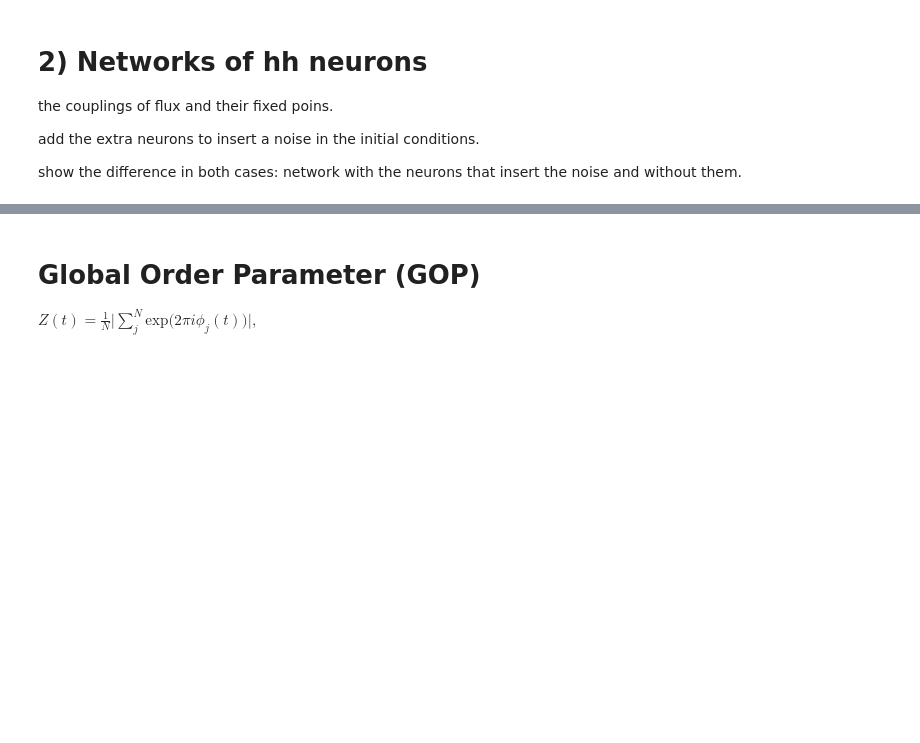
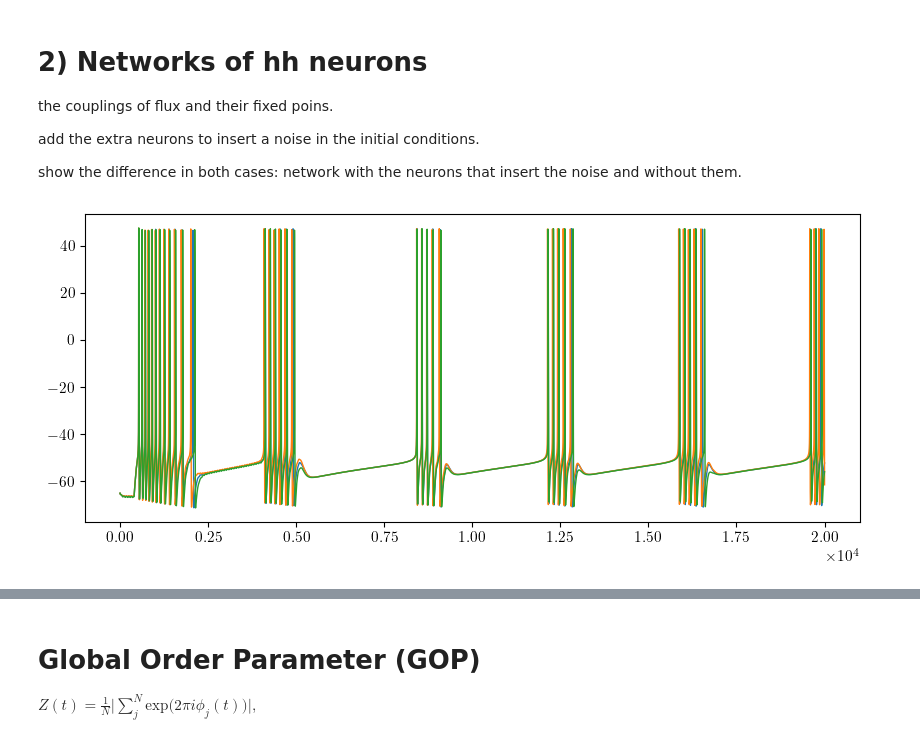
Before and after one commit to FernandoSBorges/chimeras, a Jupyter notebook: notebooks/analises_dissertacao.ipynb, the cells around one changed output, grey strips where cells are left out. Saved outputs shown, nothing was run; the diff lists cells and outputs as text; code cells hidden in the pictures; blank space fills up the shorter version.

```diff
--- a/notebooks/analises_dissertacao.ipynb
+++ b/notebooks/analises_dissertacao.ipynb
@@ -576,9 +576,9 @@ import numpy as np
 import scipy
 import seaborn as sns
 from matplotlib import pyplot as plt
-
 import matplotlib.colors as mcolors
 from matplotlib.colors import LinearSegmentedColormap
+%matplotlib inline
 cores = list(mcolors.TABLEAU_COLORS.keys())
 cores = [cor.split(':')[-1] for cor in cores]
 
@@ -605,3 +605,11 @@ cmap_phase = LinearSegmentedColormap.from_list("mycmap", list(zip(nodes, colors)
 colors1 = ["black","gold","lawngreen"]
 nodes1 = np.linspace(0, 1, len(colors1))
 cmap_potential = LinearSegmentedColormap.from_list("mycmap", list(zip(nodes1, colors1)))
+
+
+file = '../data/v8_batch3/v8_batch3'
+with open(file+'_data.pkl', 'rb') as f:
+    data = pickle.load(f)
+
+gex = data['simConfig']['gex']
+amp = data['simConfig']['IClamp0']['amp']
@@ -607,0 +633,12 @@ cmap_potential = LinearSegmentedColormap.from_list("mycmap", list(zip(nodes1, co
+# %%
+t_phase, phases = data['t_phase'], data['phases']
+
+plt.figure(figsize=(10,4))
+
+plt.plot(data['simData']['V_soma']['cell_25'])
+plt.plot(data['simData']['V_soma']['cell_50'])
+plt.plot(data['simData']['V_soma']['cell_75'])
+# plt.xlim(1500,2500)
+plt.show()
+# %% [output]
+[figure, added]
```
Also changed, not shown: parts of 44 cells of this notebook, 18 other files.
